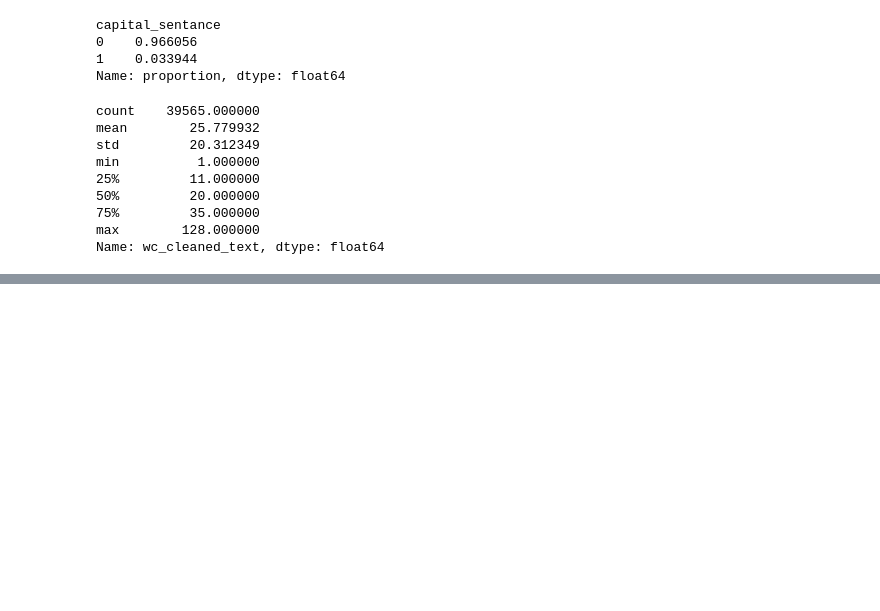
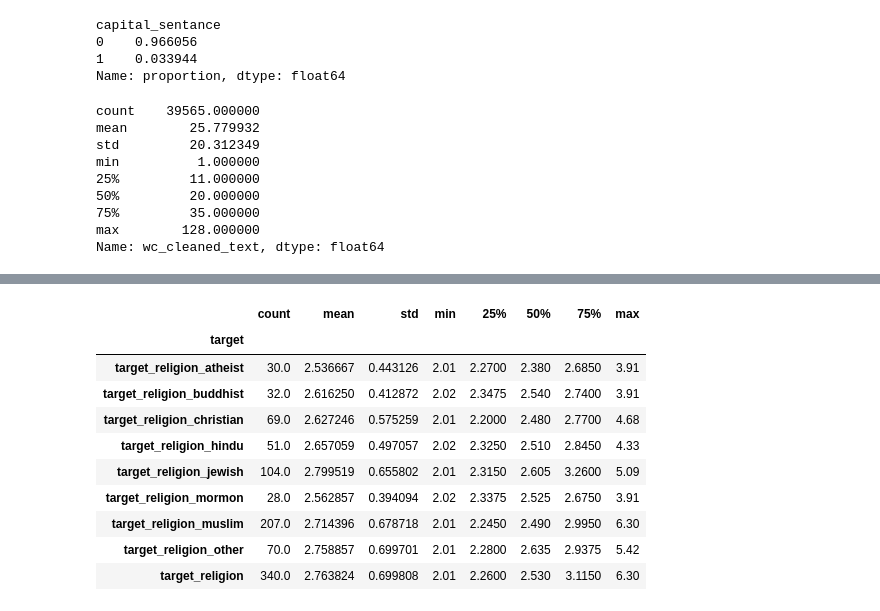
Before and after one commit to bwolff26/capstone_malevonce_prevention, a Jupyter notebook: code/cleaning_ii.ipynb, the cells around one changed output, grey strips where cells are left out. Drawn from its saved outputs; the diff is of its cells as text; code cells hidden in the pictures; blank space fills up the shorter version.

```diff
--- a/code/cleaning_ii.ipynb
+++ b/code/cleaning_ii.ipynb
@@ -154,0 +288,12 @@ df.groupby('hate_rank')['wc_cleaned_text'].describe()#Hmm, pehaps there is a tre
+# %%
+#I'll redo above just focusing on 2s:
+try_df2 = []
+for i in targets:
+    #print(f"{i}:")
+    #print(df.loc[(df['hate_rank']!=0) & (df[i]>0),'hate_speech_score'].describe())
+    try_df2.append(df.loc[(df['hate_rank']==2) & (df[i]>0),'hate_speech_score'].describe())
+    #print('~'*45)
+# %%
+try_df2 = pd.DataFrame(try_df2)
+try_df2['target'] = targets
+try_df2.set_index('target', inplace=True)
@@ -154,0 +313,19 @@ df.groupby('hate_rank')['wc_cleaned_text'].describe()#Hmm, pehaps there is a tre
+# %%
+try_df2[try_df2.index.str.contains('religion')] #Once again, on a count basis the Jews and the Muslims...
+#And, unsurprisingly, the Jews, now focusing on the 'extreme' category are the highest. Muslims, howevr, are stll quite high
+#and so too 'other'. Of interest also is the now 'higher' Christian rank (compared to before). Of special  interst is
+#the quite low atheiest score, which I suppose I could imagine as pragmatically they don't have anything to believe in
+#to poke holes in, unlike any other religion definitionally. Plus, notic their fewer count. Mormons also are quite low,
+#surprisingly.
+# %% [output]
+|  | count | mean | std | min | 25% | 50% | 75% | max |
+| target |  |  |  |  |  |  |  |  |
+| target_religion_atheist | 30.0 | 2.536667 | 0.443126 | 2.01 | 2.2700 | 2.380 | 2.6850 | 3.91 |
+| target_religion_buddhist | 32.0 | 2.616250 | 0.412872 | 2.02 | 2.3475 | 2.540 | 2.7400 | 3.91 |
+| target_religion_christian | 69.0 | 2.627246 | 0.575259 | 2.01 | 2.2000 | 2.480 | 2.7700 | 4.68 |
+| target_religion_hindu | 51.0 | 2.657059 | 0.497057 | 2.02 | 2.3250 | 2.510 | 2.8450 | 4.33 |
+| target_religion_jewish | 104.0 | 2.799519 | 0.655802 | 2.01 | 2.3150 | 2.605 | 3.2600 | 5.09 |
+| target_religion_mormon | 28.0 | 2.562857 | 0.394094 | 2.02 | 2.3375 | 2.525 | 2.6750 | 3.91 |
+| target_religion_muslim | 207.0 | 2.714396 | 0.678718 | 2.01 | 2.2450 | 2.490 | 2.9950 | 6.30 |
+| target_religion_other | 70.0 | 2.758857 | 0.699701 | 2.01 | 2.2800 | 2.635 | 2.9375 | 5.42 |
+| target_religion | 340.0 | 2.763824 | 0.699808 | 2.01 | 2.2600 | 2.530 | 3.1150 | 6.30 |
```
Also changed, not shown: parts of 24 cells of this notebook, 3 other files.
